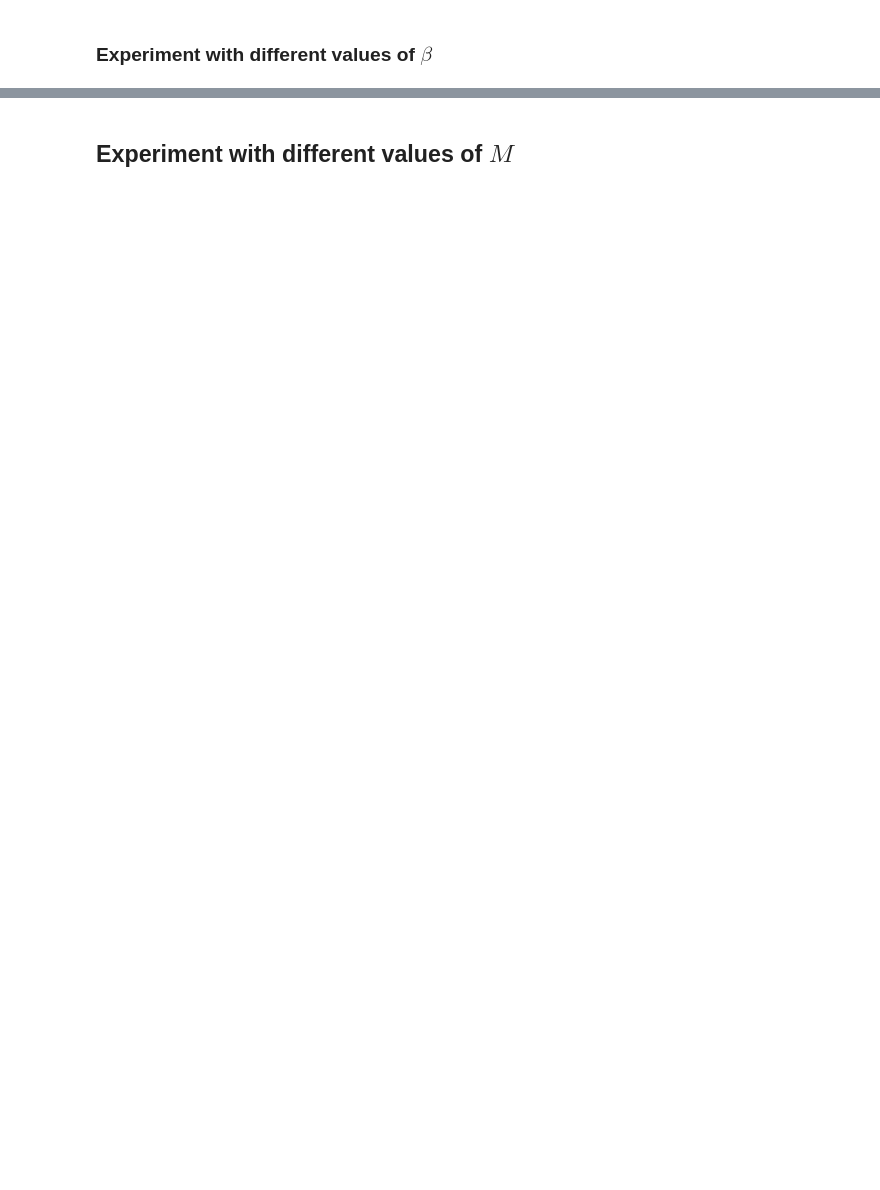
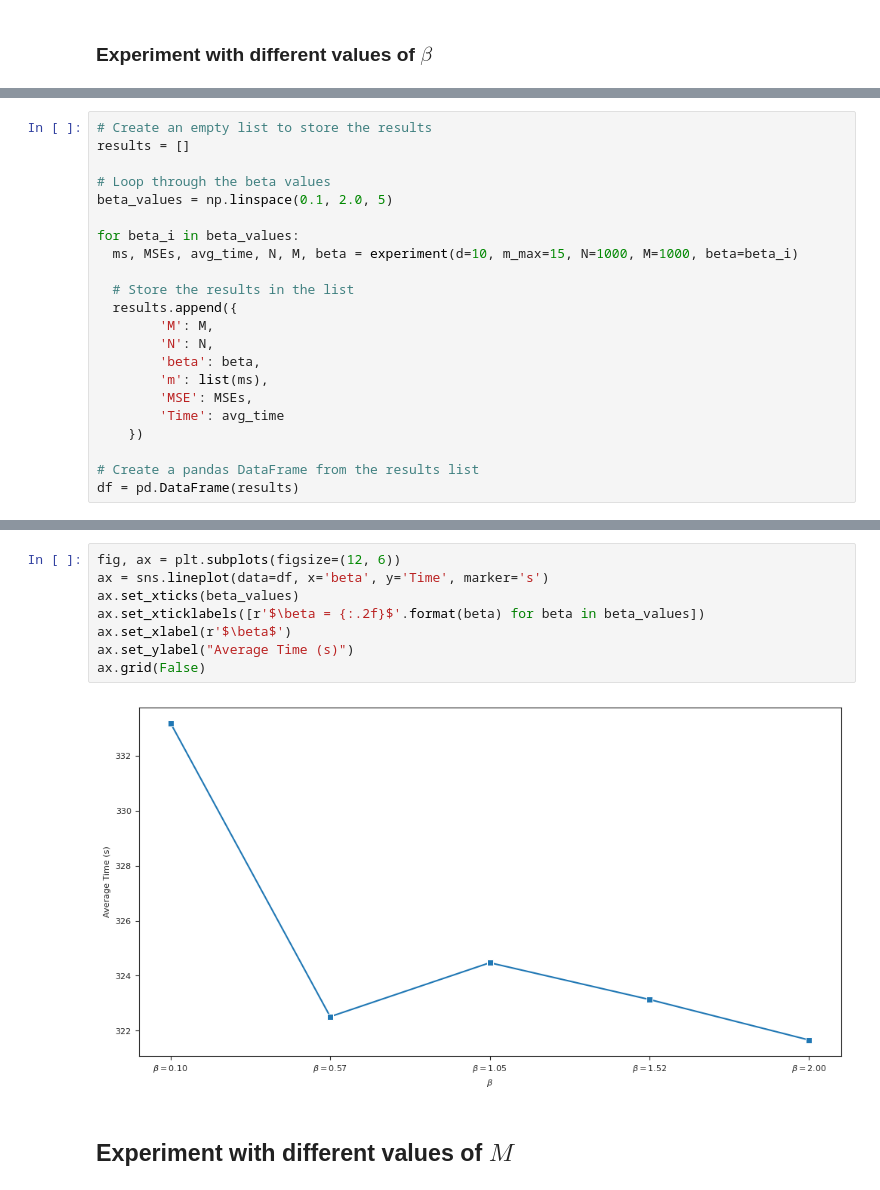
Before and after one commit to tieukhoimai/binary-signal-recovery, a Jupyter notebook: binary_signal_recovery.ipynb, the cells around one changed output, grey strips where cells are left out. Saved outputs shown, nothing was run; the diff lists cells and outputs as text; blank space fills up the shorter version.

```diff
--- a/binary_signal_recovery.ipynb
+++ b/binary_signal_recovery.ipynb
@@ -134,0 +102,22 @@ KeyboardInterrupt:
+# %%
+# Create an empty list to store the results
+results = []
+
+# Loop through the beta values
+beta_values = np.linspace(0.1, 2.0, 5)
+
+for beta_i in beta_values:
+  ms, MSEs, avg_time, N, M, beta = experiment(d=10, m_max=15, N=1000, M=1000, beta=beta_i)
+
+  # Store the results in the list
+  results.append({
+        'M': M,
+        'N': N,
+        'beta': beta,
+        'm': list(ms),
+        'MSE': MSEs,
+        'Time': avg_time
+    })
+
+# Create a pandas DataFrame from the results list
+df = pd.DataFrame(results)
@@ -135,2 +164,12 @@ KeyboardInterrupt:
+# %%
+fig, ax = plt.subplots(figsize=(12, 6))
+ax = sns.lineplot(data=df, x='beta', y='Time', marker='s')
+ax.set_xticks(beta_values)
+ax.set_xticklabels([r'$\beta = {:.2f}$'.format(beta) for beta in beta_values])
+ax.set_xlabel(r'$\beta$')
+ax.set_ylabel("Average Time (s)")
+ax.grid(False)
+# %% [output]
+[figure, added]
 # %% [markdown]
 ## Experiment with different values of $M$
```
Also changed, not shown: parts of 18 cells of this notebook.
